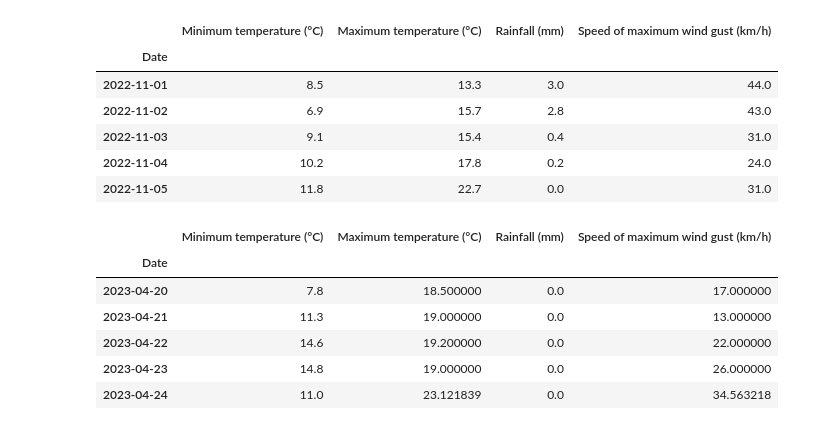
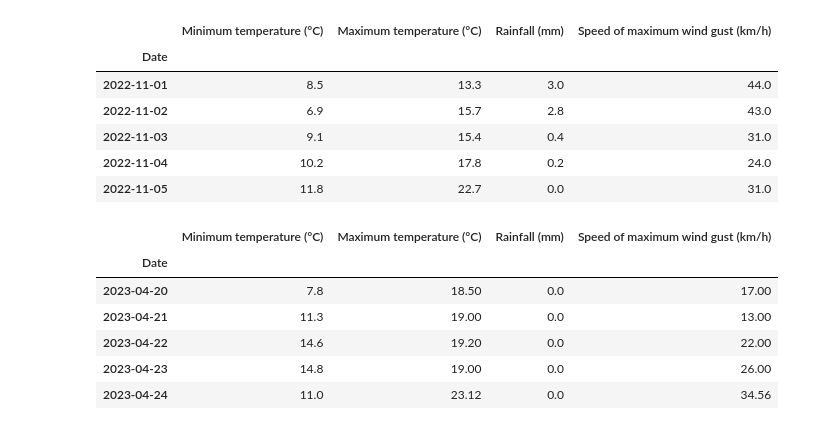
Before and after one commit to Sining2000/DATA_Prediction_of_Mmaximum_Daily_Energy_Use, a Jupyter notebook: Group4_Assignment.ipynb, the cells around one changed output. Saved outputs shown, nothing was run; the diff lists cells and outputs as text; code cells hidden in the pictures.

```diff
--- a/Group4_Assignment.ipynb
+++ b/Group4_Assignment.ipynb
@@ -172,16 +188,16 @@ processed_data.head()
 | 2022-11-05 | 11.8 | 22.7 | 0.0 | 31.0 |
 # %%
 #substitude missing data with the average value of the respective column
-processed_data[["Maximum temperature (°C)", "Speed of maximum wind gust (km/h)"]] = processed_data[["Maximum temperature (°C)", "Speed of maximum wind gust (km/h)"]].fillna(processed_data[["Maximum temperature (°C)", "Speed of maximum wind gust (km/h)"]].mean())
+processed_data[["Maximum temperature (°C)", "Speed of maximum wind gust (km/h)"]] = processed_data[["Maximum temperature (°C)", "Speed of maximum wind gust (km/h)"]].fillna(processed_data[["Maximum temperature (°C)", "Speed of maximum wind gust (km/h)"]].mean().round(2))
 processed_data.tail()
 # %% [output]
 |  | Minimum temperature (°C) | Maximum temperature (°C) | Rainfall (mm) | Speed of maximum wind gust (km/h) |
 | Date |  |  |  |  |
-| 2023-04-20 | 7.8 | 18.500000 | 0.0 | 17.000000 |
-| 2023-04-21 | 11.3 | 19.000000 | 0.0 | 13.000000 |
-| 2023-04-22 | 14.6 | 19.200000 | 0.0 | 22.000000 |
-| 2023-04-23 | 14.8 | 19.000000 | 0.0 | 26.000000 |
-| 2023-04-24 | 11.0 | 23.121839 | 0.0 | 34.563218 |
+| 2023-04-20 | 7.8 | 18.50 | 0.0 | 17.00 |
+| 2023-04-21 | 11.3 | 19.00 | 0.0 | 13.00 |
+| 2023-04-22 | 14.6 | 19.20 | 0.0 | 22.00 |
+| 2023-04-23 | 14.8 | 19.00 | 0.0 | 26.00 |
+| 2023-04-24 | 11.0 | 23.12 | 0.0 | 34.56 |
 # %%
 processed_data.insert(loc = 2, column = "Average Temerature (°C)", value = (processed_data["Minimum temperature (°C)"] + processed_data["Maximum temperature (°C)"]) / 2)
 processed_data.head()
```
Also changed, not shown: parts of 12 cells of this notebook.
